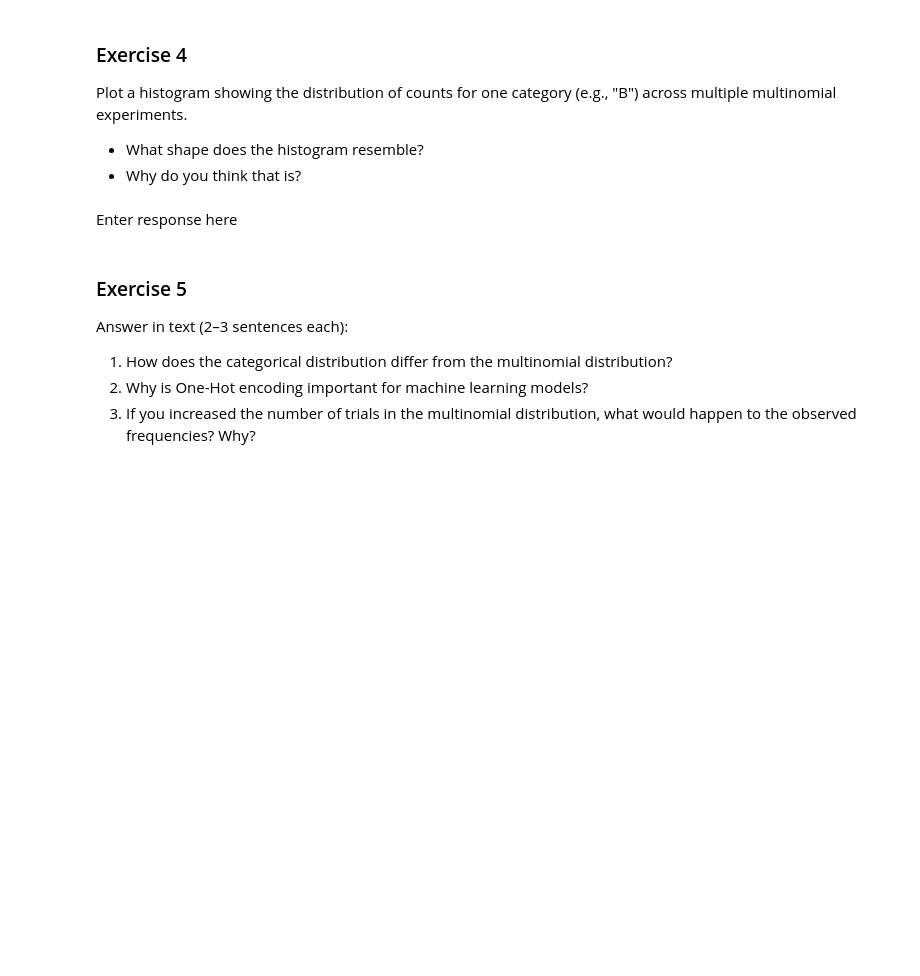
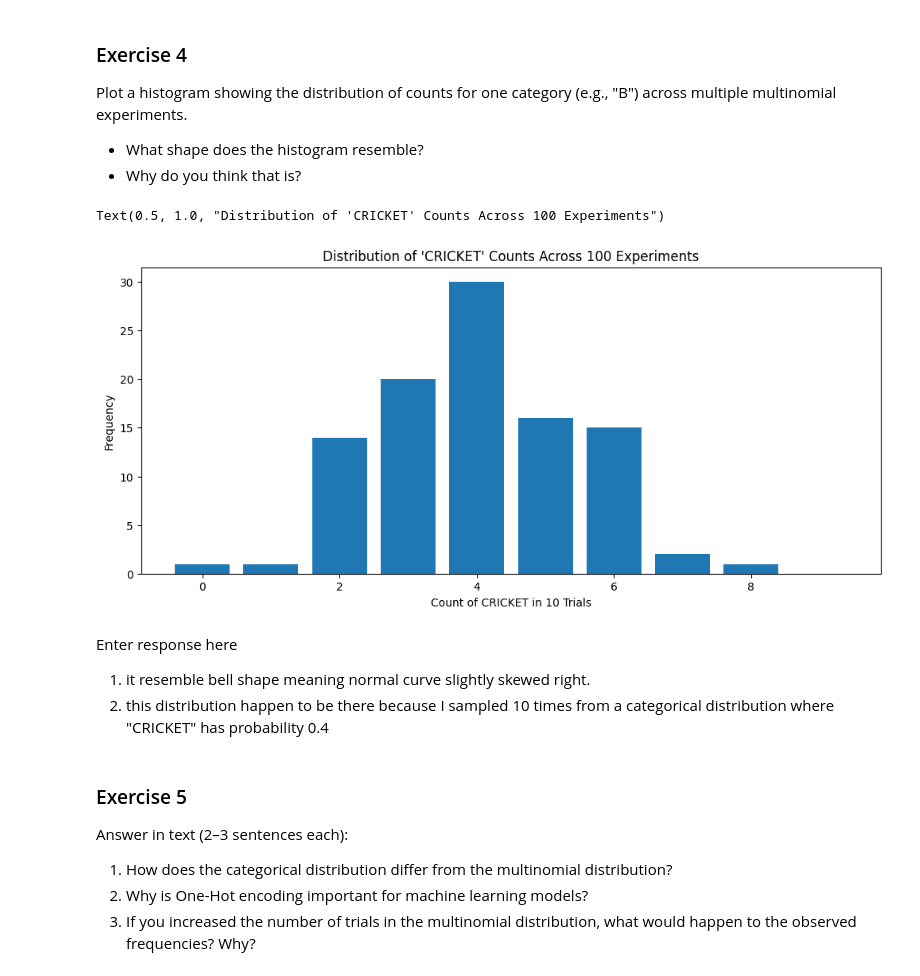
Before and after one commit to ldsbalu/Balu-Portfolio, a Jupyter notebook: mini_labs/week_2_catdist.ipynb, the cells around one changed output. Saved outputs shown, nothing was run; the diff lists cells and outputs as text; code cells hidden in the pictures; blank space fills up the shorter version.

```diff
--- a/mini_labs/week_2_catdist.ipynb
+++ b/mini_labs/week_2_catdist.ipynb
@@ -169,0 +168,6 @@ Run 100 experiments of 10 trials each using the multinomial distribution.
+# %%
+# Your code here
+num_experiments = 100
+num_trials_per_experiment = 10
+multi_samples = np.random.multinomial(num_trials_per_experiment, probs, size=num_experiments)
+multi_samples
@@ -177,5 +197,18 @@ Plot a histogram showing the distribution of counts for one category (e.g., "B")
-# %% [markdown]
-Enter response here
+# %%
+# Your code here
+cricket_count = multi_samples[:, 0]
+plt.figure(figsize=(12, 5))
+plt.hist(cricket_count, bins=range(11), align='left', rwidth=0.8)
+plt.xlabel('Count of CRICKET in 10 Trials')
+plt.ylabel('Frequency')
+plt.title("Distribution of 'CRICKET' Counts Across 100 Experiments")
+# %% [output]
+Text(0.5, 1.0, "Distribution of 'CRICKET' Counts Across 100 Experiments")
+[figure, added]
+# %% [markdown]
+Enter response here
+1. it resemble bell shape meaning normal curve slightly skewed right.
+2. this distribution happen to be there because I sampled 10 times from a categorical distribution where "CRICKET" has probability 0.4
 # %% [markdown]
 ### Exercise 5
 Answer in text (2–3 sentences each):
```
Also changed, not shown: parts of 5 cells of this notebook.
